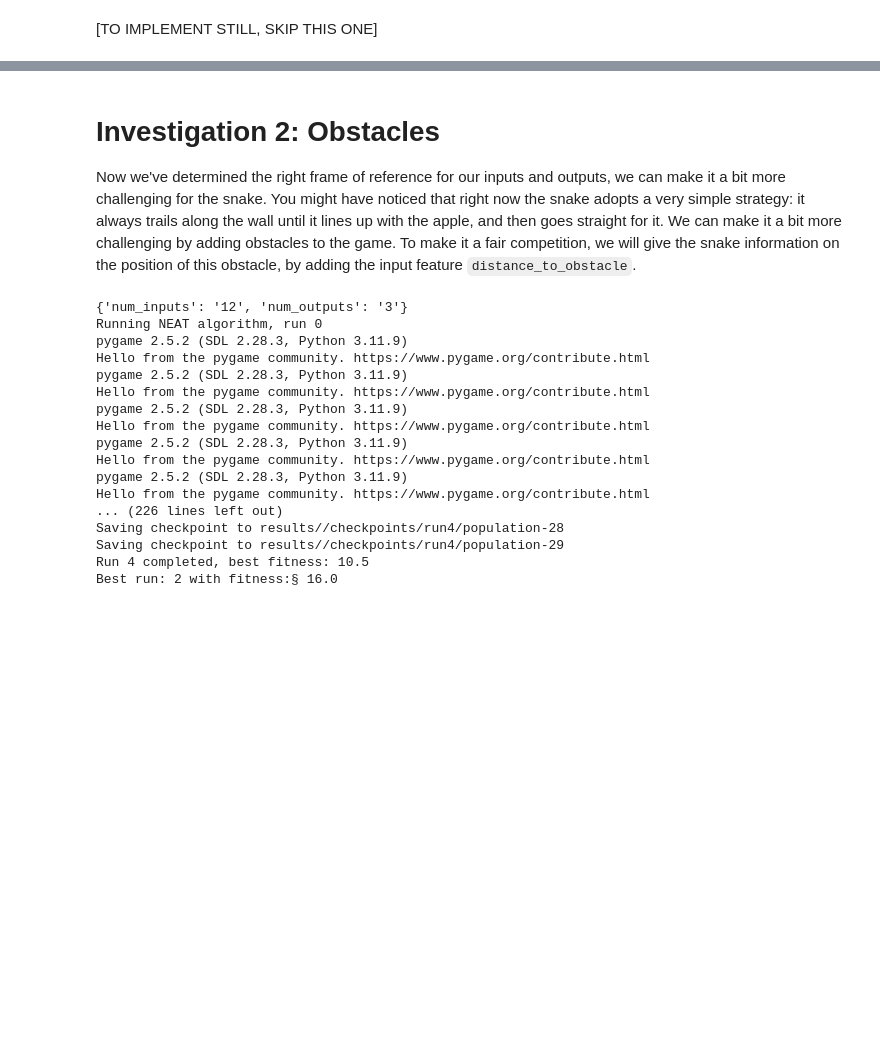
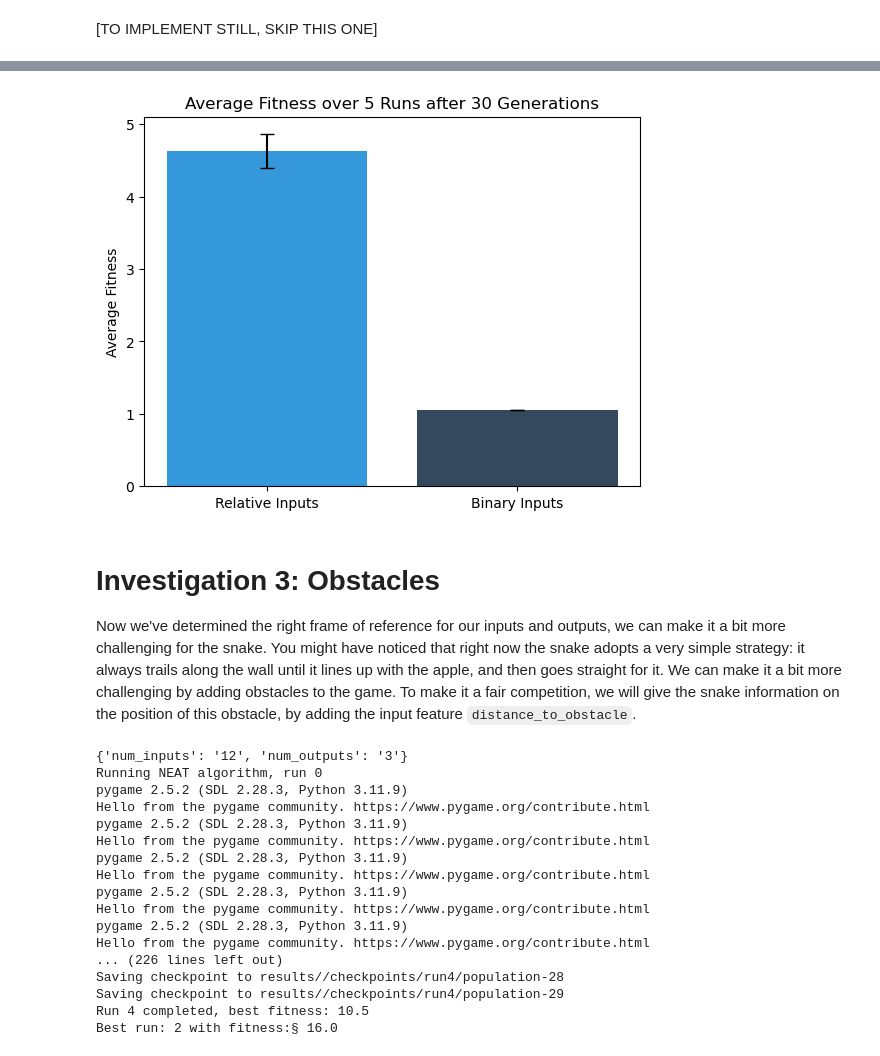
Before and after one commit to jasperpieterse/Brainy-Boa, a Jupyter notebook: brainy_boa.ipynb, the cells around one changed output, grey strips where cells are left out. Saved outputs shown, nothing was run; the diff lists cells and outputs as text; code cells hidden in the pictures; blank space fills up the shorter version.

Commit message:
added binary inputs comparison

```diff
--- a/brainy_boa.ipynb
+++ b/brainy_boa.ipynb
@@ -211,7 +211,7 @@ We could say that that result is not that great. Although it might seem we made
 
 To fix this, we can define the inputs of the network in the new frame of reference. This way, the network will not have to learn the transformation. We can set `input_frame_of_reference = 'SNAKE'` to use this frame of reference and compare performance.
 # %%
-SnakeV2 = SnakeGame(input_features= ['wall', 'relative_body','relative_apple'],
+SnakeV2 = SnakeGame(input_features= ['relative_wall', 'relative_body','relative_apple'],
                           input_frame_of_reference= 'SNAKE',
                           output_frame_of_reference= 'SNAKE',
                           use_obstacles= False,
@@ -220,7 +220,7 @@ SnakeV2 = SnakeGame(input_features= ['wall', 'relative_body','relative_apple'],
                           time_interval= 200,
                           checkpoint_interval= 10)
 
-#Update the NEAT configuration file with the input and output features of the BaselineSnake [This needs to be done every time the input features are changed]
+#Update the NEAT configuration file with the input and output features of the SnakeV0 [This needs to be done every time the input features are changed]
 print(SnakeV2.neat_params['input_output']['DefaultGenome'])
 update_config('config-neat','DefaultGenome', SnakeV2.neat_params['input_output']['DefaultGenome'])
 
@@ -294,7 +294,7 @@ genome_2 = best_genomes[generation_nr_2]
 
 For sake of curiosity, we can also test the performance of the network in the reversed situation, where the inputs are in the new frame of reference and the outputs are in the old frame of reference.
 # %%
-SnakeV3 = SnakeGame(input_features= ['wall', 'relative_body','relative_apple'],
+SnakeV3 = SnakeGame(input_features= ['relative_wall', 'relative_body','relative_apple'],
                           input_frame_of_reference= 'SNAKE',
                           output_frame_of_reference= 'NSEW',
                           use_obstacles= False,
@@ -303,7 +303,7 @@ SnakeV3 = SnakeGame(input_features= ['wall', 'relative_body','relative_apple'],
                           time_interval= 200,
                           checkpoint_interval= 10)
 
-#Update the NEAT configuration file with the input and output features of the BaselineSnake [This needs to be done every time the input features are changed]
+#Update the NEAT configuration file with the input and output features of the SnakeV0 [This needs to be done every time the input features are changed]
 print(SnakeV3.neat_params['input_output']['DefaultGenome'])
 update_config('config-neat','DefaultGenome', SnakeV3.neat_params['input_output']['DefaultGenome'])
 
@@ -330,7 +330,7 @@ labels = ['NSWE Input \n & \n NSWE Output', 'NSWE Input \n & \n Snake Output', '
 fig, ax = plt.subplots()
 ax.bar(labels, fitness_means, yerr=fitness_stds, capsize=5, color=['#c0392b', '#229954', '#3498db', '#f1c40f'])
 ax.set_ylabel('Average Fitness')
-ax.set_title(f'Average Fitness over {BaselineSnake.N_RUNS} Runs after {BaselineSnake.N_GENERATIONS} Generations')
+ax.set_title(f'Average Fitness over {SnakeV0.N_RUNS} Runs after {SnakeV0.N_GENERATIONS} Generations')
 
 # Show the plot
 plt.savefig(local_dir + '/' + Paths.RESULTS_PATH + '/fitness_comparison.png')
@@ -388,4 +432,25 @@ np.save(local_dir + '/' + Paths.RESULTS_PATH + 'SnakeV3_stats', SnakeV4_stats)
+# %%
+# Calculate average fitness and standard deviation over all runs
+average_fitness_V5= np.mean([np.array(stats.get_fitness_mean())[-1] for stats in SnakeV3_stats])
+std_fitness_V5 = np.std([np.array(stats.get_fitness_mean())[-1] for stats in SnakeV3_stats])
+
+# Data to plot
+fitness_means = [average_fitness_V2, average_fitness_V5]
+fitness_stds = [std_fitness_V2, std_fitness_V5]
+labels = ['Relative Inputs', 'Binary Inputs']
+
+# Creating the bar plot
+fig, ax = plt.subplots()
+ax.bar(labels, fitness_means, yerr=fitness_stds, capsize=5, color=[ '#3498db', '#34495e'])
+ax.set_ylabel('Average Fitness')
+ax.set_title(f'Average Fitness over {SnakeV5.N_RUNS} Runs after {SnakeV5.N_GENERATIONS} Generations')
+
+# Show the plot
+plt.savefig(local_dir + '/' + Paths.RESULTS_PATH + '/fitness_comparison.png')
+plt.show()
+# %% [output]
+[figure, added]
 # %% [markdown]
-# Investigation 2: Obstacles
+# Investigation 3: Obstacles
 Now we've determined the right frame of reference for our inputs and outputs, we can make it a bit more challenging for the snake. You might have noticed that right now the snake adopts a very simple strategy: it always trails along the wall until it lines up with the apple, and then goes straight for it. We can make it a bit more challenging by adding obstacles to the game. To make it a fair competition, we will give the snake information on the position of this obstacle, by adding the input feature `distance_to_obstacle`.
 # %%
```
Also changed, not shown: parts of 18 cells of this notebook, 2 other files.
